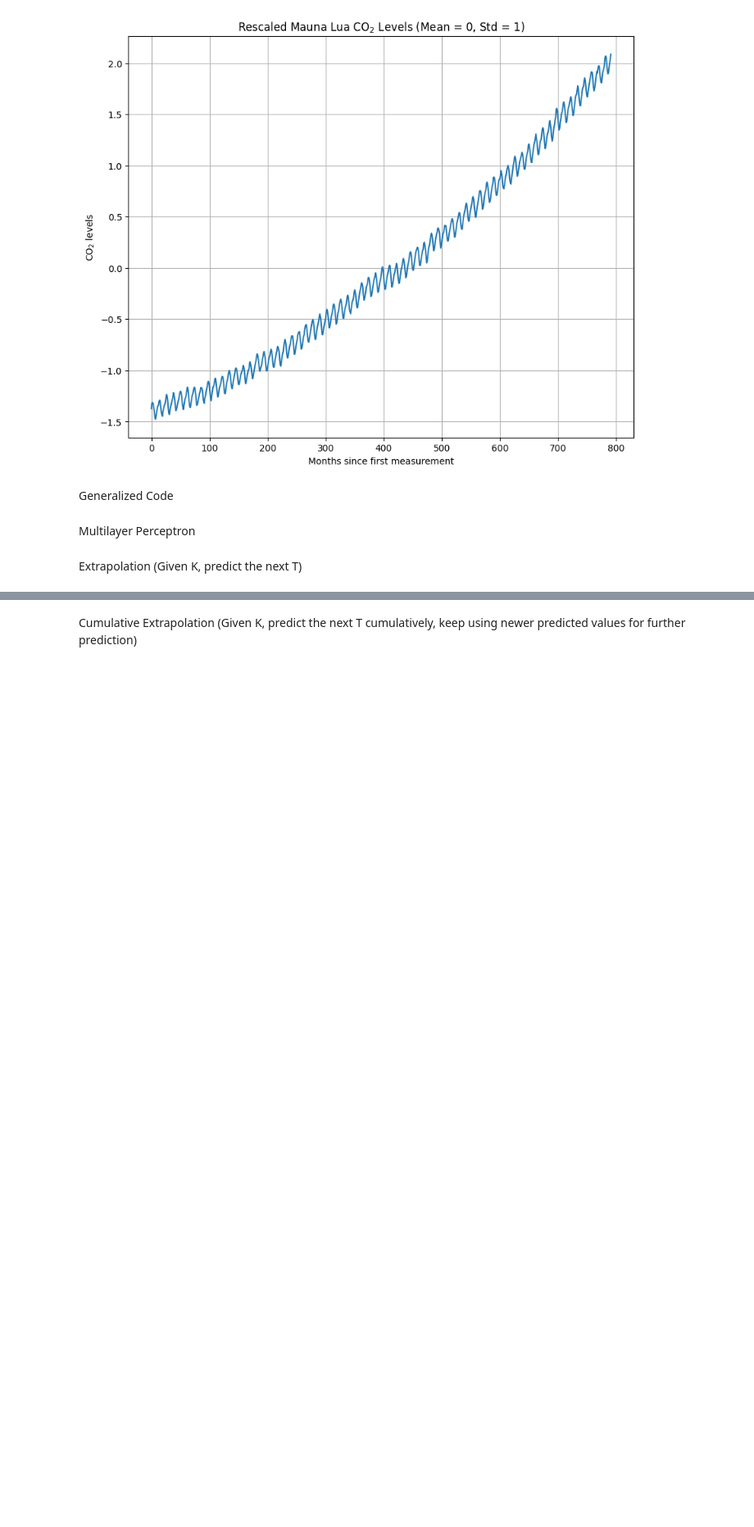
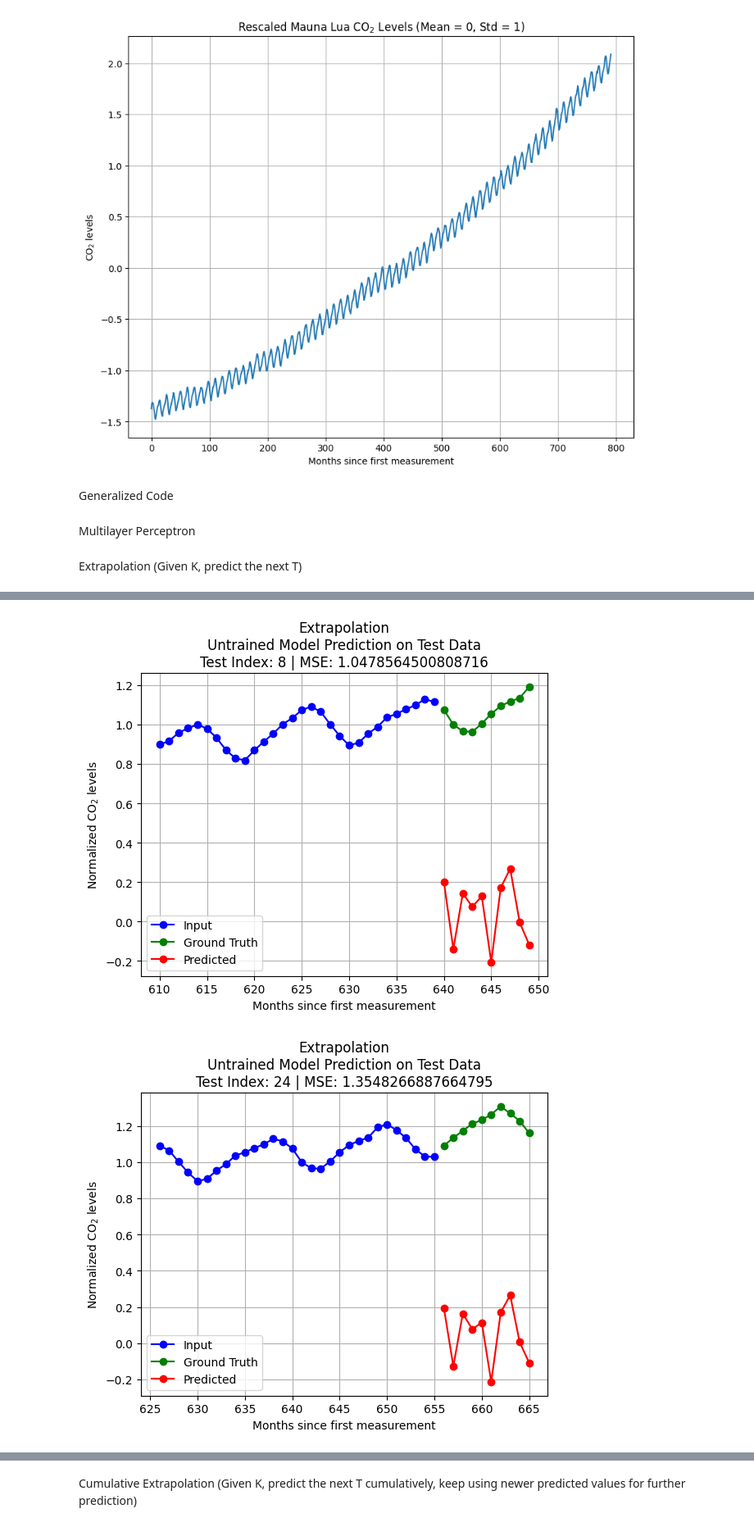
Before and after one commit to Robohrriday/ML_2024_TensionFlow_A3, a Jupyter notebook: Q3_Hrriday/Question3.ipynb, the cells around one changed output, grey strips where cells are left out. Shown at 82% size. Drawn from its saved outputs; the diff is of its cells as text; code cells hidden in the pictures; blank space fills up the shorter version.

```diff
--- a/Q3_Hrriday/Question3.ipynb
+++ b/Q3_Hrriday/Question3.ipynb
@@ -258,16 +260,7 @@ Extrapolation (Given K, predict the next T)
 K = 30
 T = 10
 
-hidden_size1 = 15
-hidden_size2 = 8
+hidden_size1 = 20
+hidden_size2 = 15
 
 model = MLP(input_dim = K, hidden_size1 = hidden_size1 , hidden_size2 = hidden_size2, output_dim = T)
-# %%
-est = KTEstimator(scaled_D, 30, 10)
-
-# Untrained Model Prediction
-est.predict(model, 100, 5, cumulative = False)
-
-#Trained Model Prediction
-est.fit(model, 1e-8, 2000, 32, 0.01)
-est.predict(model, 100, 5, cumulative  = False)
@@ -287,0 +267,20 @@ Converged after 53 epochs
+# %%
+train_size = 0.8
+est = KTEstimator(scaled_D, K, T, train_size)
+seed = 100
+num_test_cases = 5
+
+# Untrained Model Prediction
+est.predict(model, seed, num_test_cases, cumulative = False)
+
+
+convergence = 1e-8
+num_epochs = 2000
+batch_size = 32
+lr = 0.01
+#Trained Model Prediction
+est.fit(model, convergence, num_epochs, batch_size, lr)
+est.predict(model, 100, 5, cumulative  = False)
+# %% [output]
+[figure, added]
+[figure, added]
```
Also changed, not shown: parts of 8 cells of this notebook.
